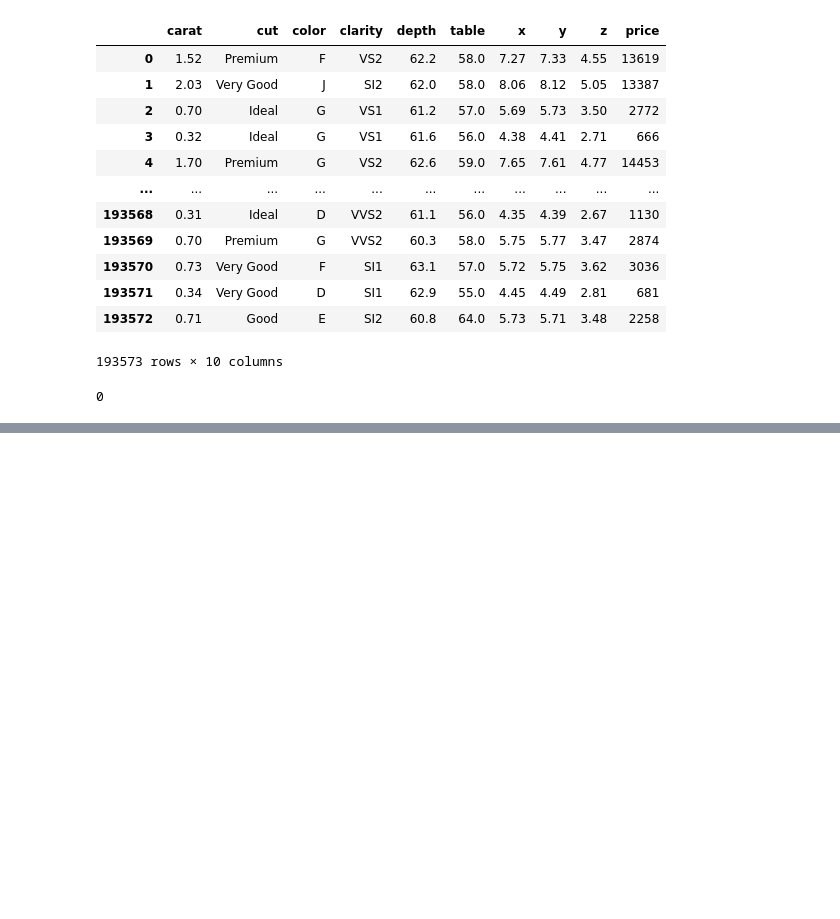
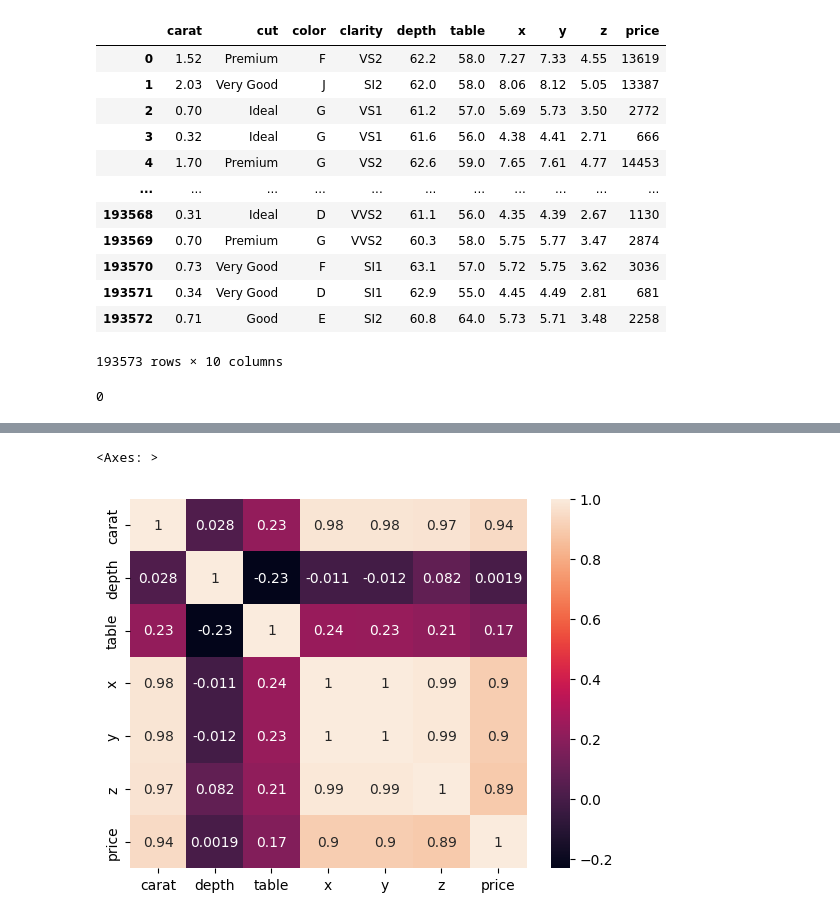
Before and after one commit to igsachdeva/mlbootcampproj, a Jupyter notebook: notebook/EDA.ipynb, the cells around one changed output, grey strips where cells are left out. Saved outputs shown, nothing was run; the diff lists cells and outputs as text; code cells hidden in the pictures; blank space fills up the shorter version.

```diff
--- a/notebook/EDA.ipynb
+++ b/notebook/EDA.ipynb
@@ -61,0 +91,5 @@ data.duplicated().sum()
+# %%
+sns.heatmap(data[numeric_col].corr(),annot=True)
+# %% [output]
+<Axes: >
+[figure, added]
```
Also changed, not shown: parts of 14 cells of this notebook, 1 other file.
